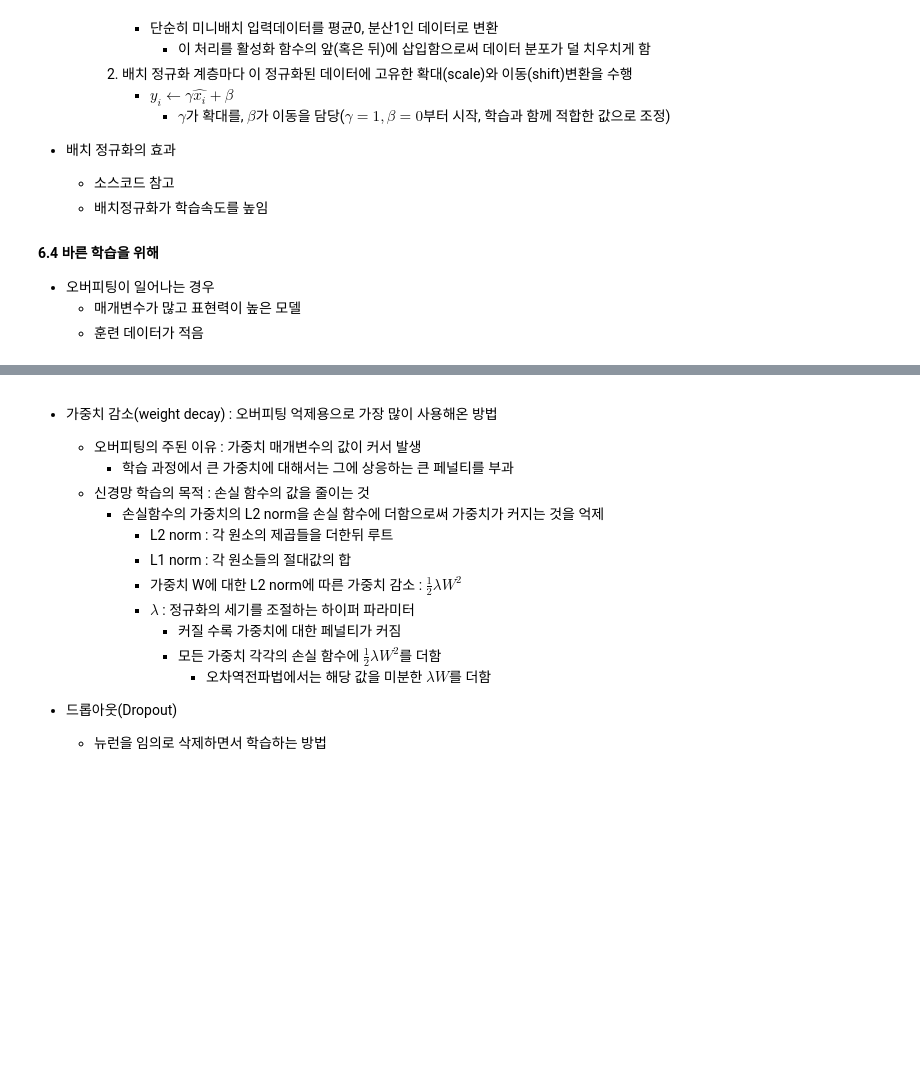
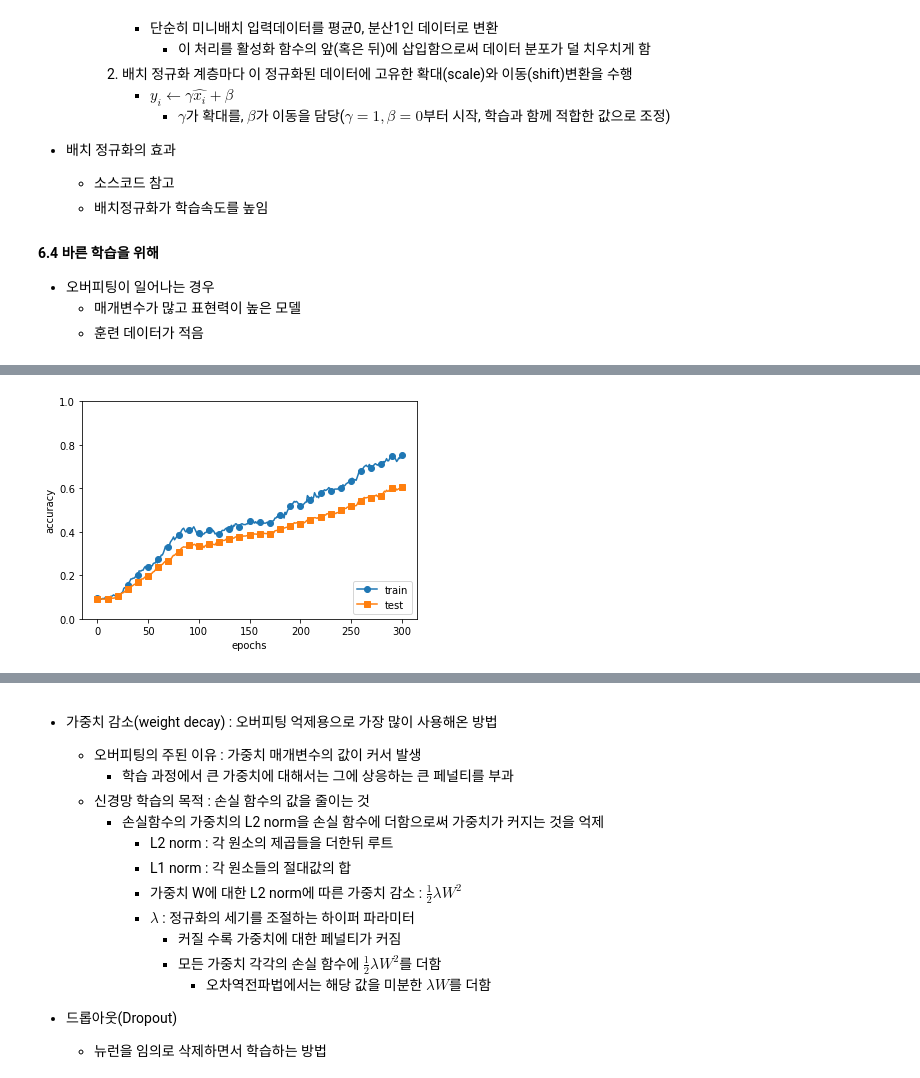
Before and after one commit to kkyuhun94/-TIL, a Jupyter notebook: DeepLearning_from_Scratch/Chapter6_training_technique.ipynb, the cells around one changed output, grey strips where cells are left out. Drawn from its saved outputs; the diff is of its cells as text; code cells hidden in the pictures; blank space fills up the shorter version.

```diff
--- a/DeepLearning_from_Scratch/Chapter6_training_technique.ipynb
+++ b/DeepLearning_from_Scratch/Chapter6_training_technique.ipynb
@@ -298,6 +298,15 @@ from data.mnist import load_mnist
 from common.multi_layer_net_extend import MultiLayerNetExtend
 from common.trainer import Trainer
 # %%
+# coding: utf-8
+import os
+import sys
+sys.path.append(os.pardir)  # 부모 디렉터리의 파일을 가져올 수 있도록 설정
+import numpy as np
+import matplotlib.pyplot as plt
+from data.mnist import load_mnist
+from common.multi_layer_net_extend import MultiLayerNetExtend
+from common.trainer import Trainer
 (x_train, t_train), (x_test, t_test) = load_mnist(normalize=True)
 
 # 오버피팅을 재현하기 위해 학습 데이터 수를 줄임
@@ -333,3 +358,4 @@ ImportError: cannot import name 'Trainer' from 'common.trainer' (/Users/kkyuhun/
+[figure, added]
 # %%
 import os
 import sys
```
Also changed, not shown: parts of 5 cells of this notebook, 2 other files.
